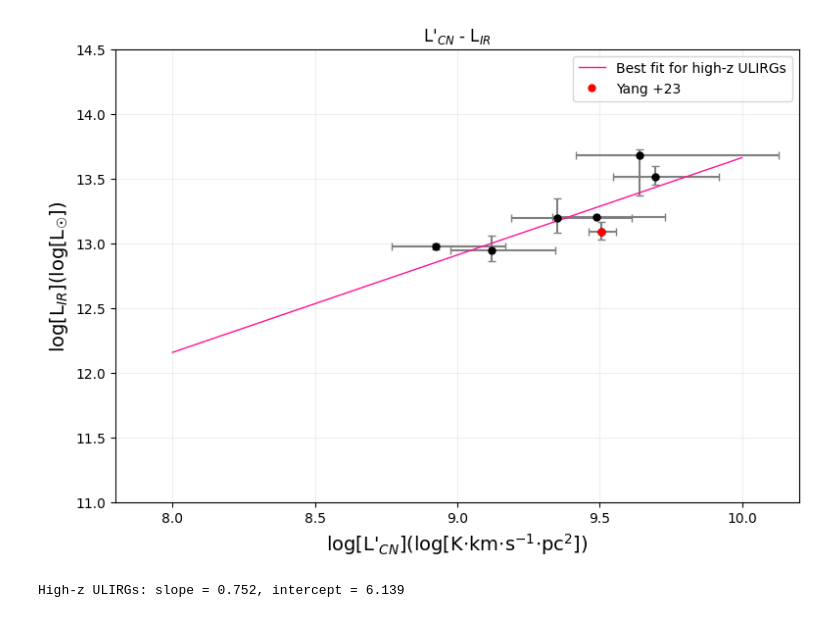
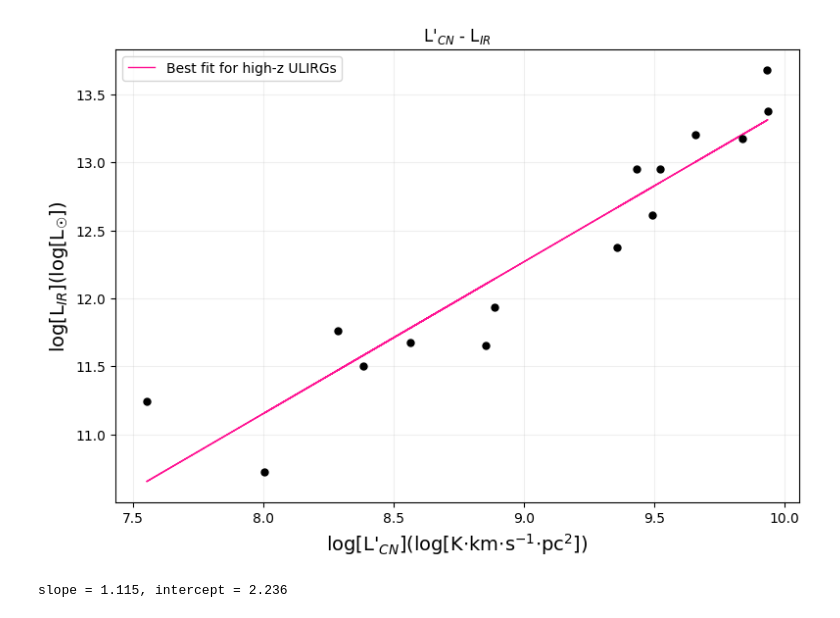
Before and after one commit to 000RF/2025-summer, a Jupyter notebook: L'CN-L_IR/L'_CN-L_IR_test.ipynb, the cells around one changed output. Cells and saved outputs as stored; diff of their text form; code cells hidden in the pictures.

```diff
--- a/L'CN-L_IR/L'_CN-L_IR_test.ipynb
+++ b/L'CN-L_IR/L'_CN-L_IR_test.ipynb
@@ -23,45 +17,41 @@ L_IR_Yang = df[df.columns[2]].iloc[6:7]
 # %%
 #fitting:y=ax+b
 
-L_CN_high_all = pd.concat([L_CN_high, L_CN_Yang])
-L_IR_high_all = pd.concat([L_IR_high, L_IR_Yang])
-
-a_high, b_high = np.polyfit(L_CN_high_all, L_IR_high_all, 1)
+a, b = np.polyfit(L_CN, L_IR, 1)
 # %%
 plt.figure(figsize=(9,6))
 plt.title("L\'$_{CN}$ - L$_{IR}$")
 
 
 #x_high = np.linspace(min(L_CN_low), max(L_CN_high), 100)
 #x_low = np.linspace(min(L_CN_low), max(L_CN_high), 100)
 
-x_high = np.linspace(8, 10, 100)
+#x_high = np.linspace(8, 10, 100)
 
 x = df['log_L_CN']
 y = df['log_L_IR']
 
-xerr = [df['L_CN_err_low'], df['L_CN_err_high']]
-yerr = [df['L_IR_err_low'], df['L_IR_err_high']]
+#xerr = [df['L_CN_err_low'], df['L_CN_err_high']]
+#yerr = [df['L_IR_err_low'], df['L_IR_err_high']]
 
-plt.errorbar(
-    x, y,
-    xerr=xerr, yerr=yerr,
-    fmt="none",
-    capsize=3, color="black", ecolor="gray"
-)
-plt.plot(x_high, a_high*x_high + b_high, "-", lw=1, color="deeppink", label="Best fit for high-z ULIRGs")
-plt.plot(L_CN_high, L_IR_high, "o", color="black", markersize=5)
-plt.plot(L_CN_Yang, L_IR_Yang, "o", color="red", markersize=5, label="Yang +23")
+#plt.errorbar(
+#    x, y,
+#    xerr=xerr, yerr=yerr,
+#    fmt="none",
+#    capsize=3, color="black", ecolor="gray"
+#)
+plt.plot(L_CN, a*L_CN + b, "-", lw=1, color="deeppink", label="Best fit for high-z ULIRGs")
+plt.plot(L_CN, L_IR, "o", color="black", markersize=5)
 
-plt.ylim(11, 14.5)
-plt.xlim(7.8, 10.2)
+#plt.ylim(11, 14.5)
+#plt.xlim(7.8, 10.2)
 plt.xlabel("log[L\'$_{CN}$](log[K$\cdot$km$\cdot$s$^{-1}$$\cdot$pc$^2$])", fontsize=14)
 plt.ylabel("log[L$_{IR}$](log[L$_\u2609$])", fontsize=14)
 plt.grid(alpha=0.2)
 plt.legend()
 plt.show()
 
-print(f"High-z ULIRGs: slope = {a_high:.3f}, intercept = {b_high:.3f}")
+print(f"slope = {a:.3f}, intercept = {b:.3f}")
 # %% [output]
-[figure, old version]
+[figure, new version]
-High-z ULIRGs: slope = 0.752, intercept = 6.139
+slope = 1.115, intercept = 2.236
```
Also changed, not shown: parts of 3 cells of this notebook, 2 other files.
